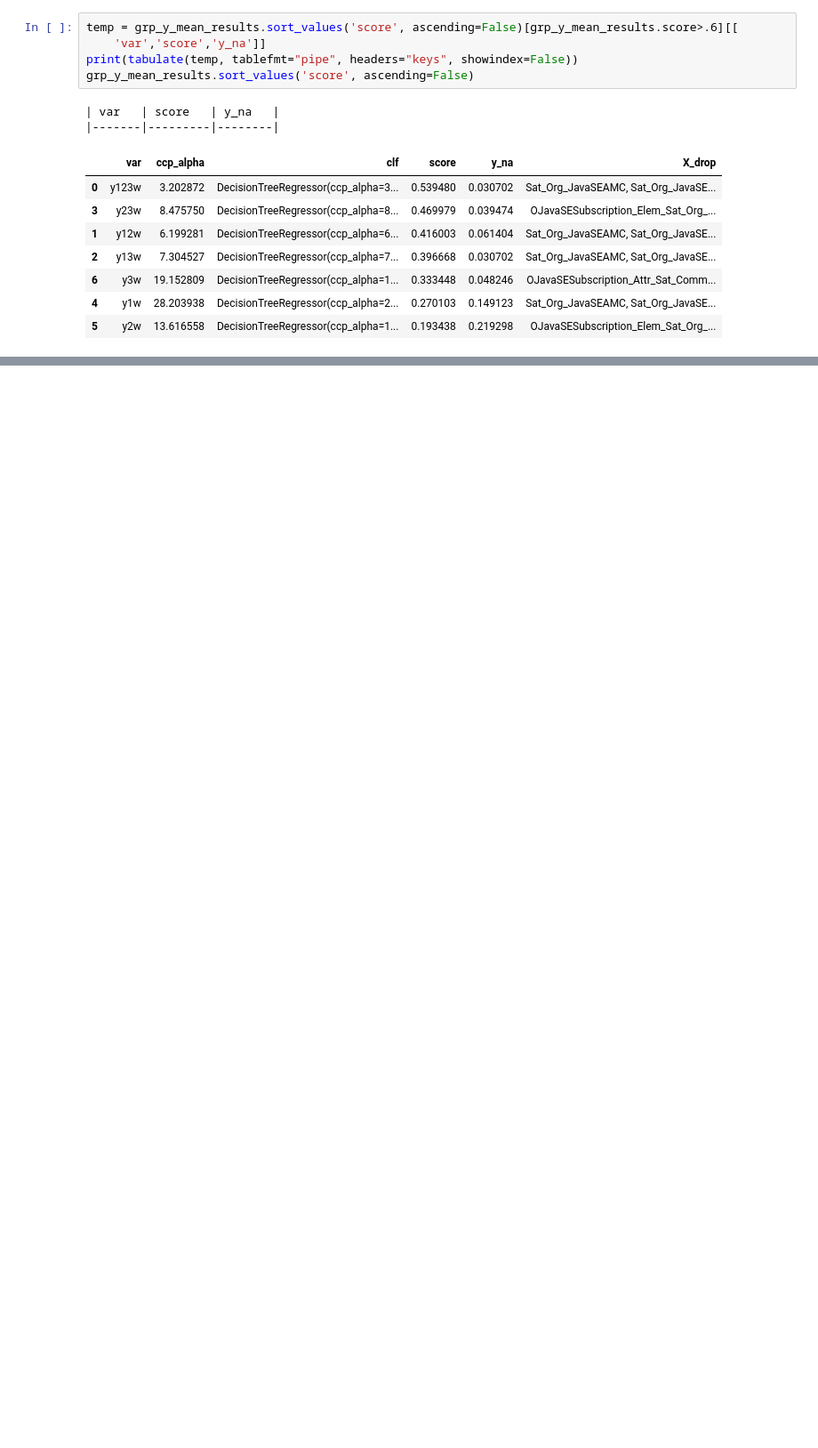
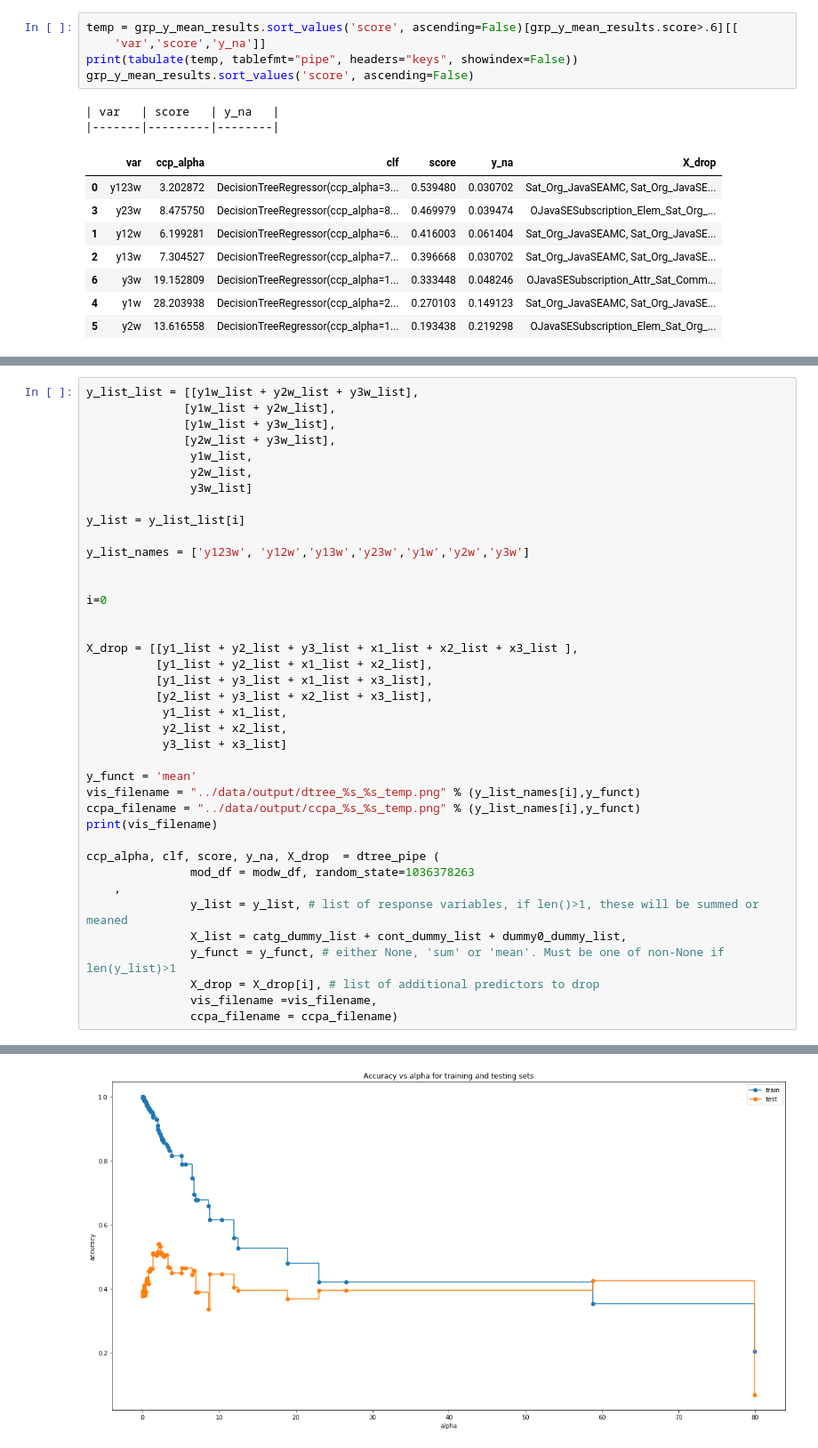
Before and after one commit to liouviaglou/JavaSE_202007, a Jupyter notebook: scripts/decision_trees.ipynb, the cells around one changed output, grey strips where cells are left out. Shown: that part at 89% size. Saved outputs shown, nothing was run; the diff lists cells and outputs as text; blank space fills up the shorter version.

Commit message:
output for summary, primarily working on google slides

```diff
--- a/scripts/decision_trees.ipynb
+++ b/scripts/decision_trees.ipynb
@@ -1029,0 +1036,40 @@ grp_y_mean_results.sort_values('score', ascending=False)
+# %%
+y_list_list = [[y1w_list + y2w_list + y3w_list],
+              [y1w_list + y2w_list],
+              [y1w_list + y3w_list],
+              [y2w_list + y3w_list],
+               y1w_list,
+               y2w_list,
+               y3w_list]
+
+y_list = y_list_list[i]
+
+y_list_names = ['y123w', 'y12w','y13w','y23w','y1w','y2w','y3w']
+
+
+i=0
+
+
+X_drop = [[y1_list + y2_list + y3_list + x1_list + x2_list + x3_list ],
+          [y1_list + y2_list + x1_list + x2_list],
+          [y1_list + y3_list + x1_list + x3_list],
+          [y2_list + y3_list + x2_list + x3_list],
+           y1_list + x1_list,
+           y2_list + x2_list,
+           y3_list + x3_list]
+
+y_funct = 'mean'
+vis_filename = "../data/output/dtree_%s_%s_temp.png" % (y_list_names[i],y_funct)
+ccpa_filename = "../data/output/ccpa_%s_%s_temp.png" % (y_list_names[i],y_funct)
+print(vis_filename)
+
+ccp_alpha, clf, score, y_na, X_drop  = dtree_pipe (
+               mod_df = modw_df, random_state=1036378263
+    ,
+               y_list = y_list, # list of response variables, if len()>1, these will be summed or meaned
+               X_list = catg_dummy_list + cont_dummy_list + dummy0_dummy_list,
+               y_funct = y_funct, # either None, 'sum' or 'mean'. Must be one of non-None if len(y_list)>1
+               X_drop = X_drop[i], # list of additional predictors to drop
+               vis_filename =vis_filename,
+               ccpa_filename = ccpa_filename)
+# %% [output]
@@ -1029,0 +1078 @@ grp_y_mean_results.sort_values('score', ascending=False)
+[figure, added]
```
Also changed, not shown: parts of 9 cells of this notebook, 3 other files.
